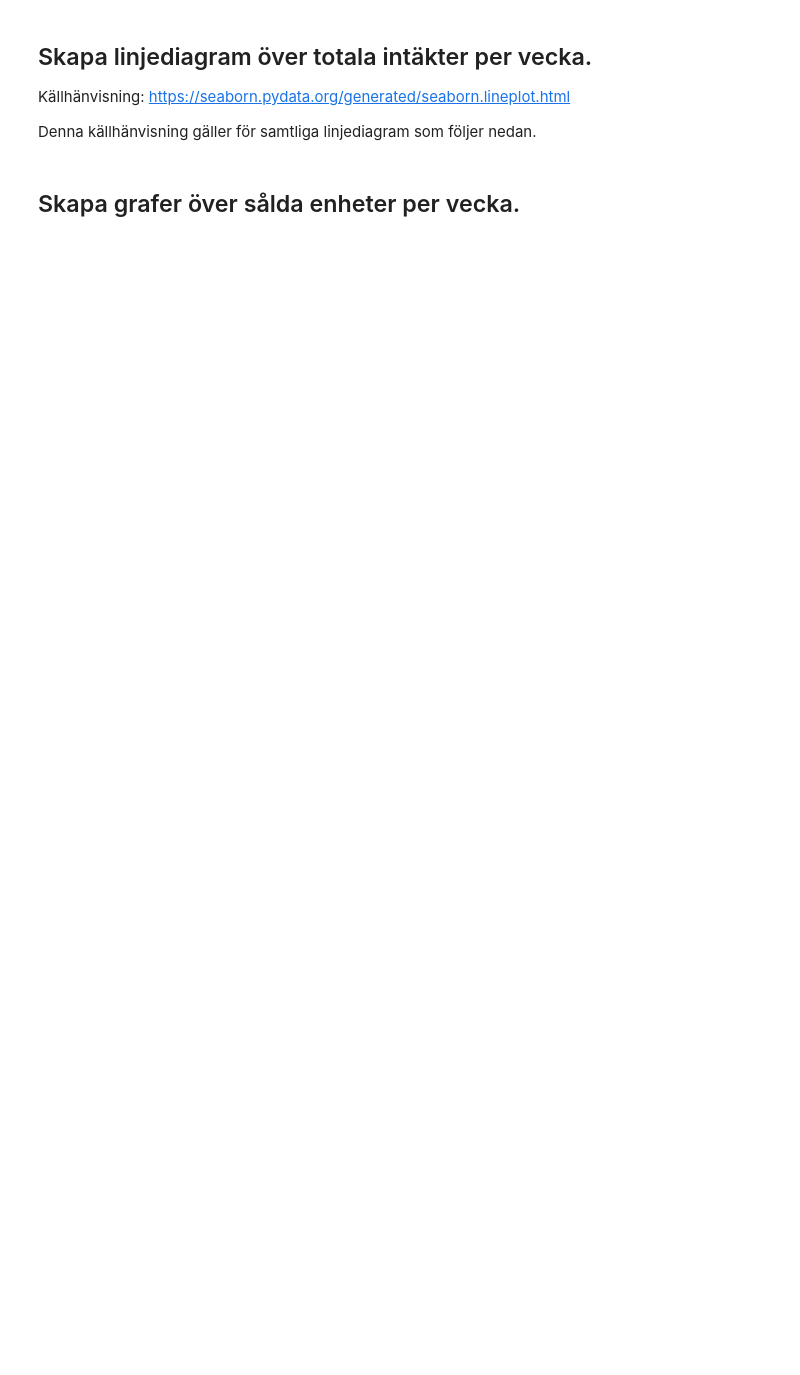
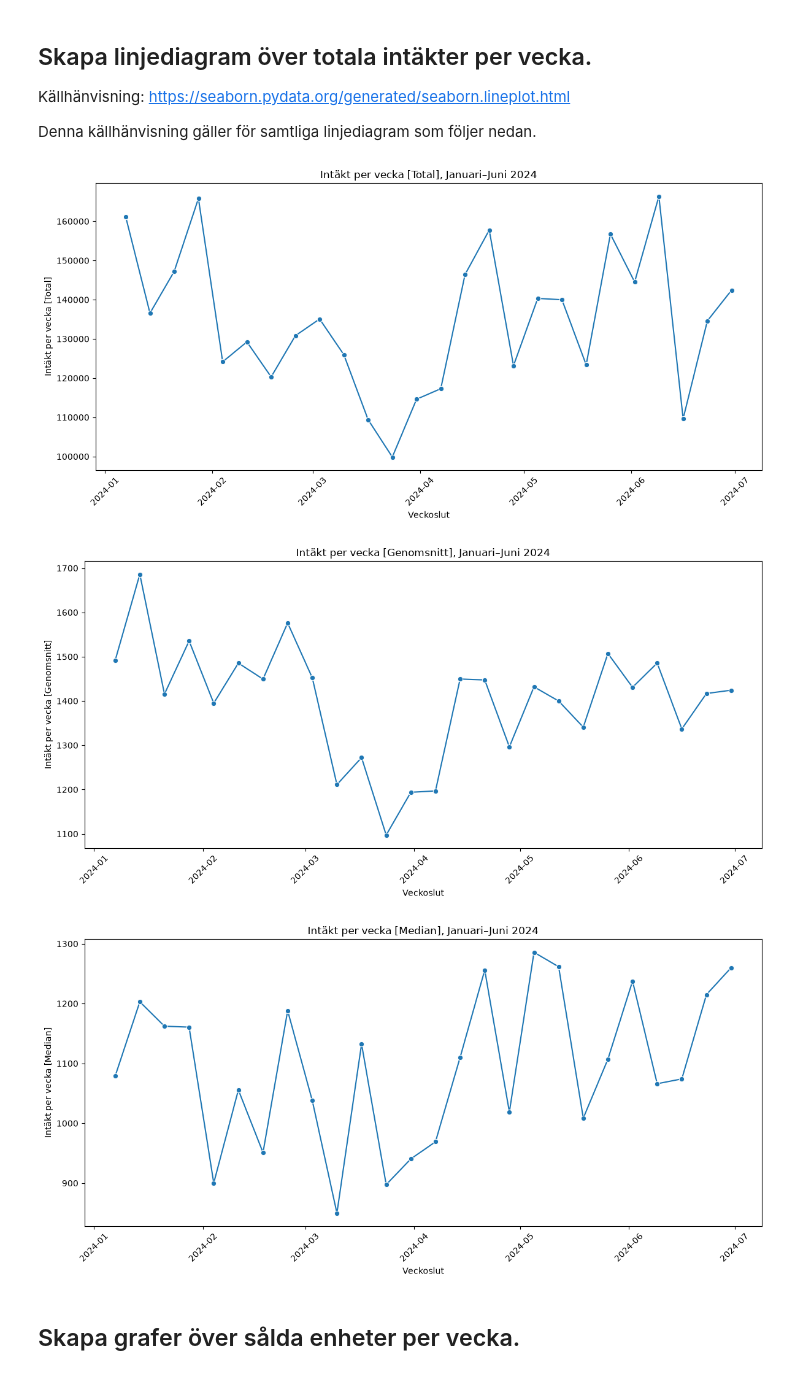
Before and after one commit to SelviKumarasamy/E_Handel_Analysis_Group5, a Jupyter notebook: notebooks/report.ipynb, the cells around one changed output. Drawn from its saved outputs; the diff is of its cells as text; code cells hidden in the pictures; blank space fills up the shorter version.

```diff
--- a/notebooks/report.ipynb
+++ b/notebooks/report.ipynb
@@ -427,19 +411,15 @@ Källhänvisning: https://seaborn.pydata.org/generated/seaborn.lineplot.html
 
 Denna källhänvisning gäller för samtliga linjediagram som följer nedan.
 # %%
-# Fig.3
-plt.figure(figsize=(12, 6))
+import importlib
+import src.viz as viz
 
-sns.lineplot(
-    data=weekly_revenue_total,
-    x="date",
-    y="revenue",
-    marker="o"
-)
+importlib.reload(viz)
 
-plt.xlabel("Veckoslut")
-plt.ylabel("Intäkt per vecka [Total]")
-plt.title("Intäkt per vecka [Total], Januari–Juni 2024")
-plt.xticks(rotation=45)
-plt.tight_layout()
-plt.show()
+viz.plot_weekly_revenue_total(weekly_revenue_total)
+viz.plot_weekly_revenue_mean(weekly_revenue_mean)
+viz.plot_weekly_revenue_median(weekly_revenue_median)
+# %% [output]
+[figure, added]
+[figure, added]
+[figure, added]
```
Also changed, not shown: parts of 83 cells of this notebook, 3 other files.
